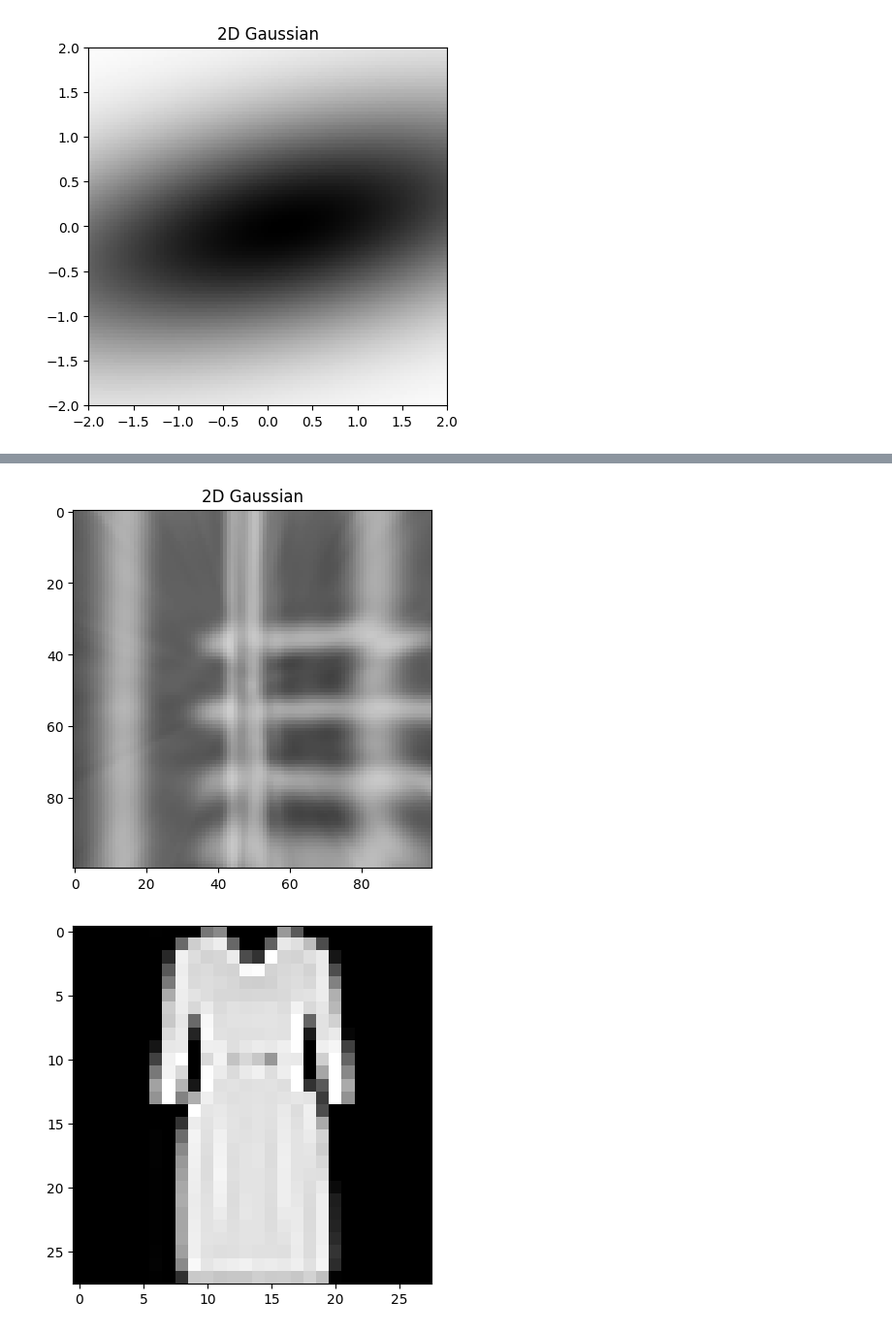
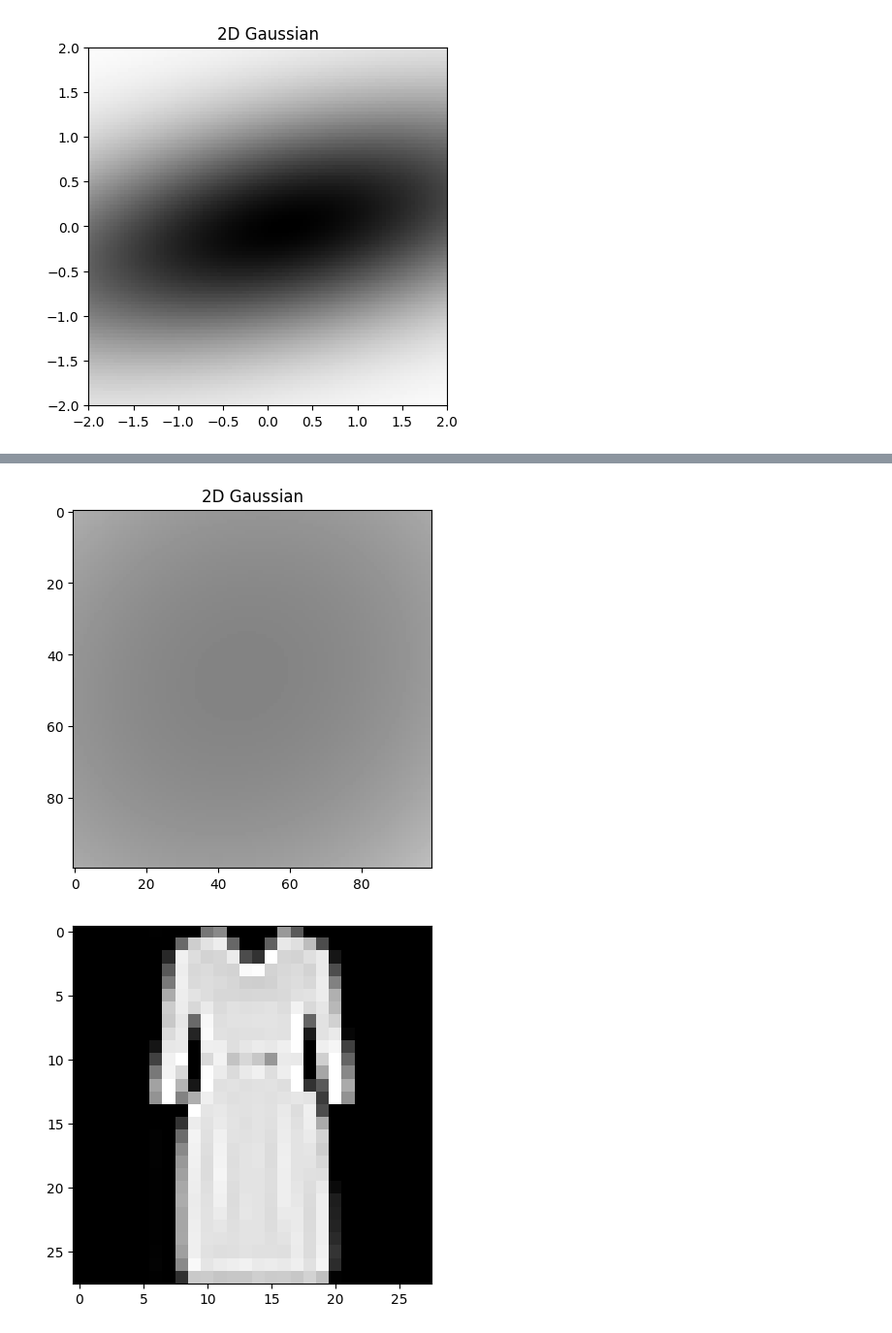
Before and after one commit to SuperVK/sparse-image-repr-bep, a Jupyter notebook: project.ipynb, the cells around one changed output, grey strips where cells are left out. Shown at 97% size. Cells and saved outputs as stored; diff of their text form; code cells hidden in the pictures.

```diff
--- a/project.ipynb
+++ b/project.ipynb
@@ -105,7 +105,7 @@ def gaussian(y: torch.Tensor):
     norm = torch.linalg.vector_norm(y, dim=-1)
     return torch.exp(-1 * torch.pow(norm, 2))
 
-def f_hat(w: torch.Tensor, width: int, height: int) -> torch.Tensor:
+def f_hat(w: torch.Tensor, width: int, height: int, normalize_only_alpha: bool) -> torch.Tensor:
     """
     Calculate f_hat with w for the grid width to height
     """
@@ -126,14 +126,17 @@ def f_hat(w: torch.Tensor, width: int, height: int) -> torch.Tensor:
     sampling_grid = torch.nn.functional.affine_grid(torch.cat([torch.linalg.inv(A), (x*-1).unsqueeze(-1)], dim=-1), torch.Size((A.size()[0], 1, height, width)))
 
     norm = torch.linalg.vector_norm(sampling_grid, dim=-1)
-    return (torch.sigmoid(alpha).unsqueeze(-1).unsqueeze(-1) * torch.exp(-1 * torch.pow(norm, 2))).sum(dim=0)
+    if normalize_only_alpha:
+        return (torch.sigmoid(alpha).unsqueeze(-1).unsqueeze(-1) * torch.exp(-1 * torch.pow(norm, 2))).sum(dim=0)
+    else:
+        return torch.sigmoid((alpha.unsqueeze(-1).unsqueeze(-1) * torch.exp(-1 * torch.pow(norm, 2))).sum(dim=0))
 # %%
 
 torch.autograd.set_detect_anomaly(False)
 
 device = torch.device("cuda:0")
 
-def train(learning_rate: float, iterations: int, guassians: int, target: torch.Tensor):
+def train(learning_rate: float, iterations: int, guassians: int, target: torch.Tensor, normalize_only_alpha: bool):
 
 
 
@@ -149,25 +152,25 @@ def train(learning_rate: float, iterations: int, guassians: int, target: torch.T
     optimizer = torch.optim.AdamW(
         [w],
         lr=learning_rate,
-        weight_decay=1e-2
+        weight_decay=1e-1,
     )
 
     for iteration in range(iterations):
 
-        preds = f_hat(w, target.size()[0], target.size()[1])
+        preds = f_hat(w, target.size()[0], target.size()[1], normalize_only_alpha)
 
         loss = ((target - preds)**2).mean()
 
-        # if (iteration + 1) % 250 == 0:
-        #     print(f"Epoch {iteration+1}/{iterations}")
-        #     print(f"Loss: {loss.item():0.3f}")
+        if (iteration + 1) % (iterations/10) == 0:
+            print(f"Iteration {iteration+1}/{iterations}")
+            print(f"Loss: {loss.item():0.5f}")
 
 
         loss.backward()
         optimizer.step()
         optimizer.zero_grad()
 
-    preds = f_hat(w, target.size()[0], target.size()[1])
+    preds = f_hat(w, target.size()[0], target.size()[1], normalize_only_alpha)
     loss = ((target - preds)**2).mean()
 
     return loss, w
@@ -179,10 +182,10 @@ def img_to_tensor(img_path: str) -> torch.Tensor:
 # %%
 import matplotlib.pyplot as plt
 # plot 2D image of gaussian function
-def plot_image(w: torch.Tensor, resolution=25):
+def plot_image(w: torch.Tensor, resolution, normalize_only_alpha: bool):
     w = w.detach().cpu()
     plt.title("2D Gaussian")
-    plt.imshow(f_hat(w, resolution, resolution), origin='upper', cmap='gray', vmin=0, vmax=1)
+    plt.imshow(f_hat(w, resolution, resolution, normalize_only_alpha), origin='upper', cmap='gray', vmin=0, vmax=1)
     plt.show()
 # %%
 learning_rate = 0.001
@@ -306,12 +301,10 @@ plt.imshow(img.mean(0), origin='upper', cmap='gray', vmin=0, vmax=255)
 # %%
-learning_rate = 0.05
+learning_rate = 0.1
 iterations = 5000
-guassians = 28*28
+guassians = 50
 
-# create a 5x5 with a black stripe in the middle
-output_z = torchvision.transforms.Resize(100)(img).mean(0).to(device) / 255.0
-
-loss, w = train(learning_rate, iterations, guassians, output_z)
+output_z = torchvision.transforms.Resize(50)(img).mean(0).to(device) / 255.0
+loss, w = train(learning_rate, iterations, guassians, output_z, False)
 
 print(loss)
 # %% [output]
@@ -319,7 +328,7 @@ tensor(0.0020, device='cuda:0', grad_fn=<MeanBackward0>)
 # %%
-plot_image(w, 100)
+plot_image(w, 100, False)
 # %% [output]
-[figure, old version]
+[figure, new version]
 # %%
 img = torchvision.io.decode_image('./data/fashionmnist-val-1022.png')[0]
 
```
Also changed, not shown: parts of 14 cells of this notebook.
